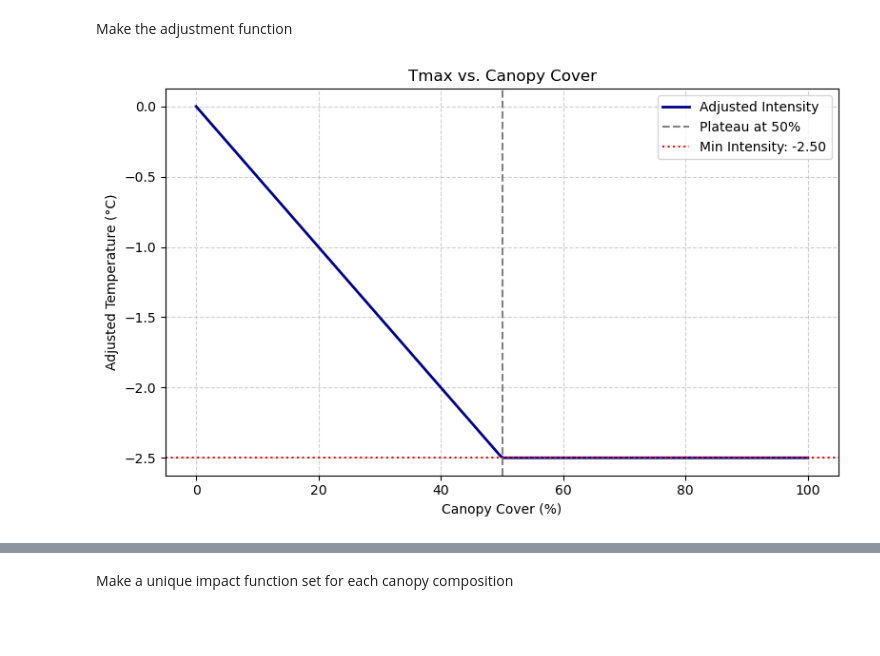
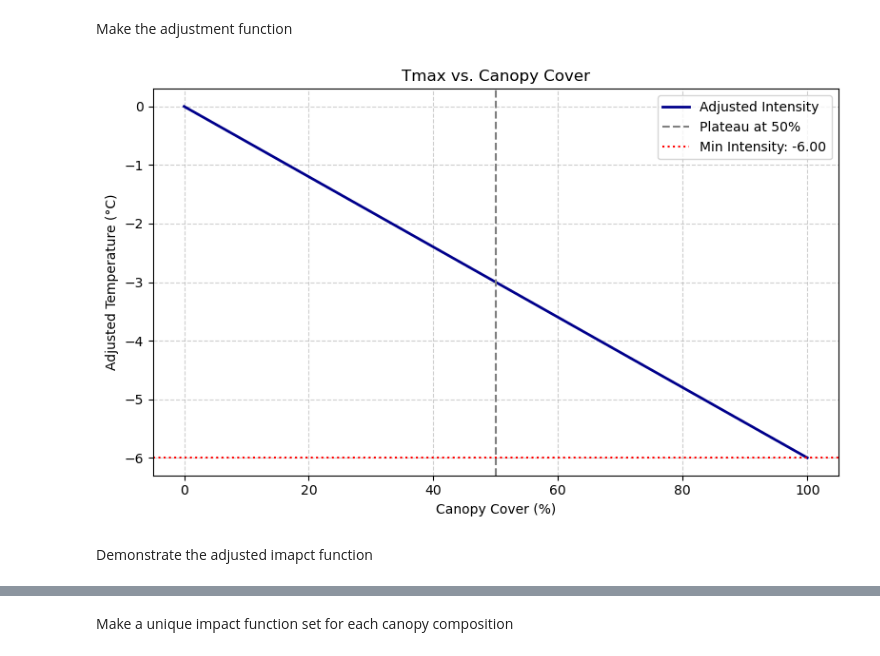
Before and after one commit to zeliest/coffee_banana_cacao_climate_risk, a Jupyter notebook: cb_agroforesty/CostBenefit_Canopy_MultiCriteria.ipynb, the cells around one changed output, grey strips where cells are left out. Saved outputs shown, nothing was run; the diff lists cells and outputs as text; code cells hidden in the pictures; blank space fills up the shorter version.

```diff
--- a/cb_agroforesty/CostBenefit_Canopy_MultiCriteria.ipynb
+++ b/cb_agroforesty/CostBenefit_Canopy_MultiCriteria.ipynb
@@ -848,7 +1013,7 @@ import numpy as np
 import matplotlib.pyplot as plt
 
 # Updated function definition
-def helper_create_adj_func(max_cooling=2.5, plateau_at=50, sensitivity=None):
+def helper_create_adj_func(max_cooling=6, plateau_at=100, sensitivity=None):
     """
     Creates an adjustment function for canopy cover effects on the intensity of a hazard.
     Args:
@@ -883,36 +1048,36 @@ def helper_create_adj_func(max_cooling=2.5, plateau_at=50, sensitivity=None):
 # Example for plotting
 canopy = np.linspace(0, 100, 200)
 
 if hazard_type.upper() == 'TMAX':
     base_intensity = 0  # °C
-    adjust_fcn = helper_create_adj_func(max_cooling=2.5, plateau_at=50)
+    adjust_fcn = helper_create_adj_func()
     ylabel = "Adjusted Temperature (°C)"
     title = "Tmax vs. Canopy Cover"
 elif hazard_type.upper() == 'VPD':
     base_intensity = 0  # kPa
-    adjust_fcn = helper_create_adj_func(max_cooling=3.0, plateau_at=50, sensitivity=0.15)
+    adjust_fcn = helper_create_adj_func(sensitivity=0.15)
     ylabel = "Adjusted VPD (kPa)"
     title = "VPD vs. Canopy Cover"
 else:
     raise ValueError("Unsupported hazard type")
 
 # Calculate adjusted values
 adj_intensity = adjust_fcn(base_intensity, canopy)
 
 # Plot
 plt.figure(figsize=(8, 5))
 plt.plot(canopy, adj_intensity, label="Adjusted Intensity", color="darkblue", linewidth=2)
 plt.axvline(50, linestyle='--', color='gray', label="Plateau at 50%")
 plt.axhline(adj_intensity[-1], linestyle=':', color='red', label=f'Min Intensity: {adj_intensity[-1]:.2f}')
 plt.title(title)
 plt.xlabel("Canopy Cover (%)")
 plt.ylabel(ylabel)
 plt.grid(True, linestyle='--', alpha=0.6)
 plt.legend()
 plt.tight_layout()
 plt.show()
 # %% [output]
-[figure, old version]
+[figure, new version]
 # %%
 # Suppose you already have:
 # - impf: the original impact function
@@ -976,5 +1141,7 @@ def adjust_impf_by_canopy(impf, adjust_fcn, new_id, current_canopy=50, new_name=
         print('⚠️ Warning: impf.paa is not all ones, adjustment skipped.')
 
     return adj_impf
+# %% [markdown]
+Demonstrate the adjusted imapct function
 # %%
 new_id = 1
```
Also changed, not shown: parts of 71 cells of this notebook.
